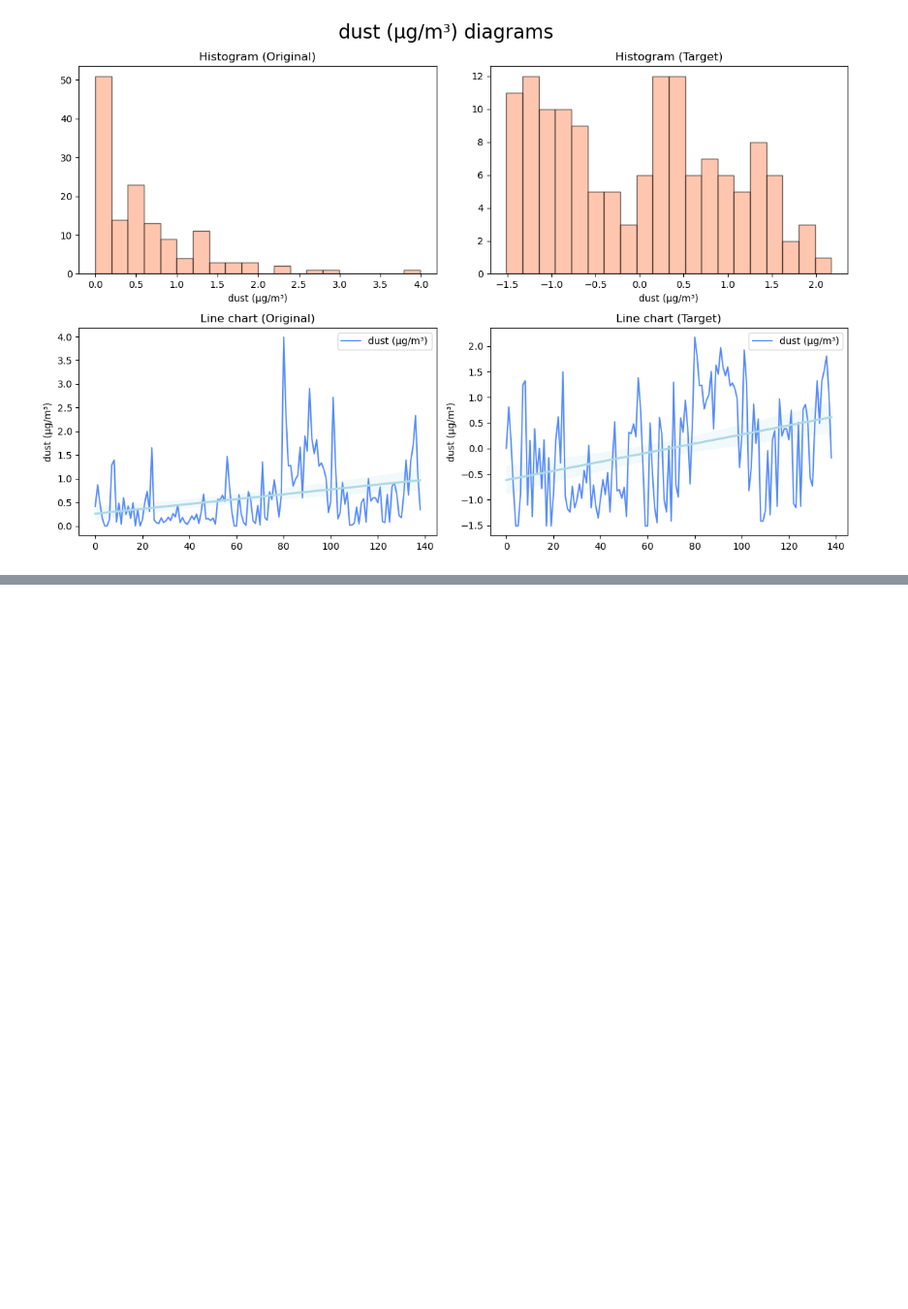
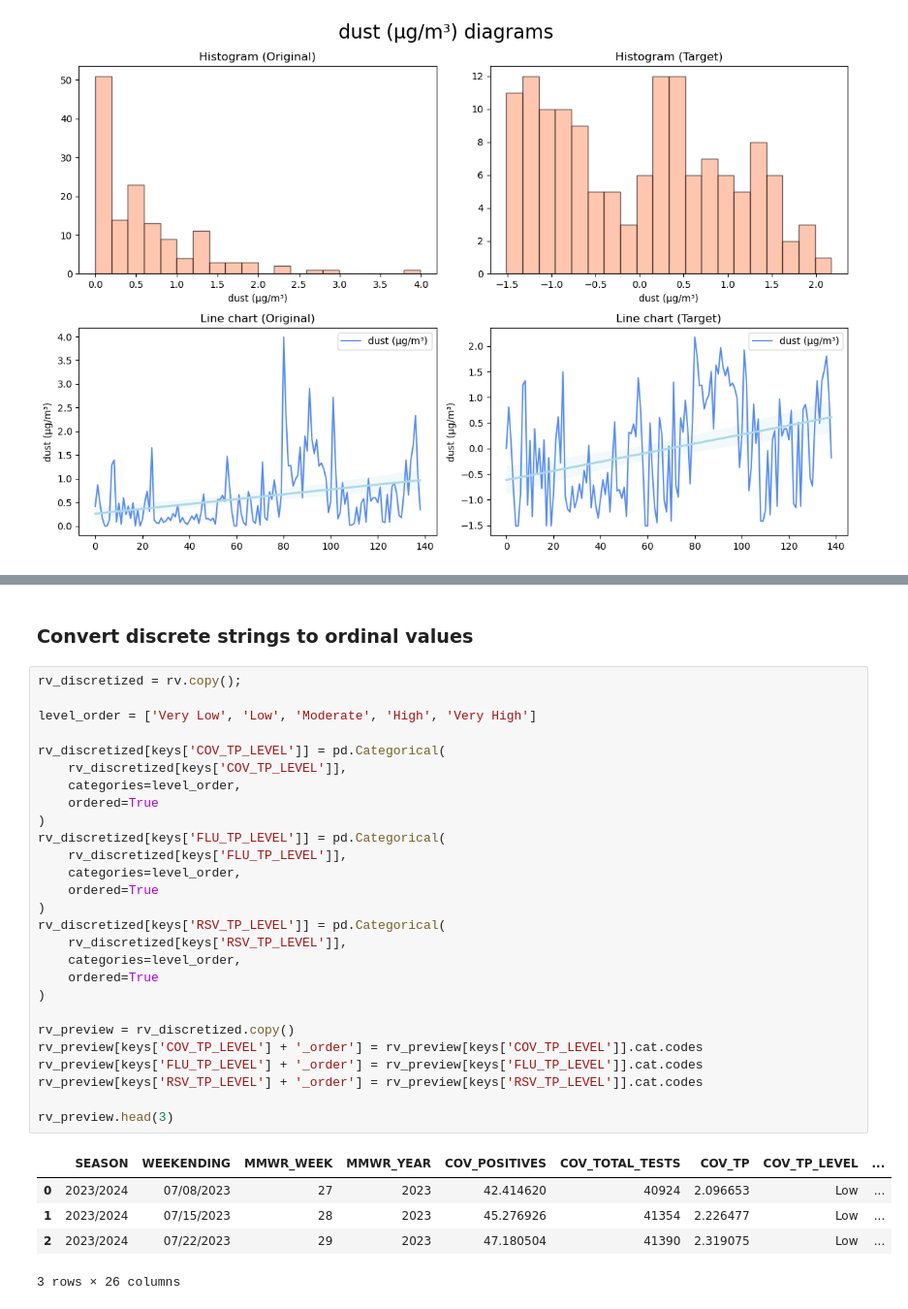
Before and after one commit to ianbunag/cmpe-255-data-mining-project, a Jupyter notebook: 04-01-data-preparation.ipynb, the cells around one changed output, grey strips where cells are left out. Shown at 97% size. Drawn from its saved outputs; the diff is of its cells as text; blank space fills up the shorter version.

Commit message:
Order categorical columns

```diff
--- a/04-01-data-preparation.ipynb
+++ b/04-01-data-preparation.ipynb
@@ -104,0 +127,35 @@ compare_distributions(
+# %% [markdown]
+### Convert discrete strings to ordinal values
+# %%
+rv_discretized = rv.copy();
+
+level_order = ['Very Low', 'Low', 'Moderate', 'High', 'Very High']
+
+rv_discretized[keys['COV_TP_LEVEL']] = pd.Categorical(
+    rv_discretized[keys['COV_TP_LEVEL']],
+    categories=level_order,
+    ordered=True
+)
+rv_discretized[keys['FLU_TP_LEVEL']] = pd.Categorical(
+    rv_discretized[keys['FLU_TP_LEVEL']],
+    categories=level_order,
+    ordered=True
+)
+rv_discretized[keys['RSV_TP_LEVEL']] = pd.Categorical(
+    rv_discretized[keys['RSV_TP_LEVEL']],
+    categories=level_order,
+    ordered=True
+)
+
+rv_preview = rv_discretized.copy()
+rv_preview[keys['COV_TP_LEVEL'] + '_order'] = rv_preview[keys['COV_TP_LEVEL']].cat.codes
+rv_preview[keys['FLU_TP_LEVEL'] + '_order'] = rv_preview[keys['FLU_TP_LEVEL']].cat.codes
+rv_preview[keys['RSV_TP_LEVEL'] + '_order'] = rv_preview[keys['RSV_TP_LEVEL']].cat.codes
+
+rv_preview.head(3)
+# %% [output]
+|  | SEASON | WEEKENDING | MMWR_WEEK | MMWR_YEAR | COV_POSITIVES | COV_TOTAL_TESTS | COV_TP | COV_TP_LEVEL | ... |
+| 0 | 2023/2024 | 07/08/2023 | 27 | 2023 | 42.414620 | 40924 | 2.096653 | Low | ... |
+| 1 | 2023/2024 | 07/15/2023 | 28 | 2023 | 45.276926 | 41354 | 2.226477 | Low | ... |
+| 2 | 2023/2024 | 07/22/2023 | 29 | 2023 | 47.180504 | 41390 | 2.319075 | Low | ... |
+3 rows × 26 columns
```
Also changed, not shown: parts of 3 cells of this notebook.
